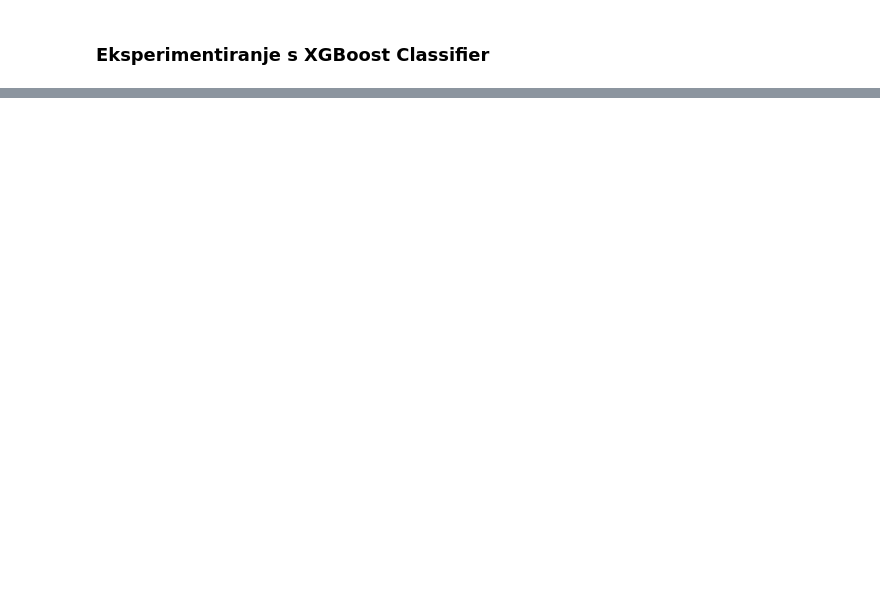
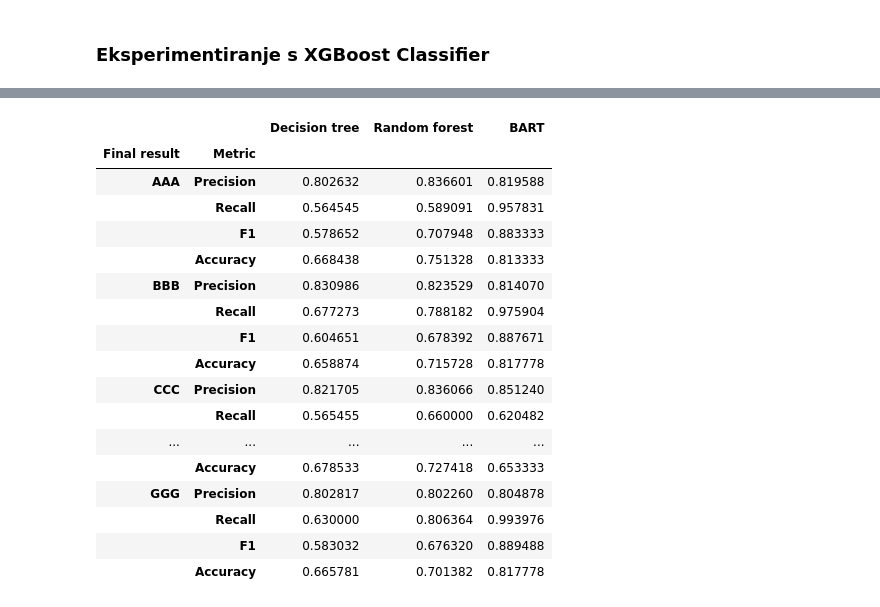
Before and after one commit to ksimicevic/early-student-success-predictors, a Jupyter notebook: project-pt2.ipynb, the cells around one changed output, grey strips where cells are left out. Cells and saved outputs as stored; diff of their text form; code cells hidden in the pictures; blank space fills up the shorter version.

```diff
--- a/project-pt2.ipynb
+++ b/project-pt2.ipynb
@@ -691,0 +756,67 @@ model.evaluate(X_test_scaled, y_test_scaled)[1]
+# %%
+from sklearn.tree import DecisionTreeClassifier
+from sklearn.ensemble import RandomForestClassifier
+from bartpy.sklearnmodel import SklearnModel as BART
+
+decision_trees, random_forests, barts = [], [], []
+
+for key, value in datasets.items():
+    decision_tree = DecisionTreeClassifier(class_weight='balanced', min_samples_split=10)
+    decision_tree.fit(value[0], value[2])
+    decision_trees.append(decision_tree)
+
+    random_forest = RandomForestClassifier(n_jobs=-1, class_weight='balanced', bootstrap=False, min_samples_split=10)
+    random_forest.fit(value[0], value[2])
+    random_forests.append(random_forest)
+
+    bart = BART(n_burn=50, n_chains=2, n_samples=50, n_trees=10, alpha=0.9, beta=1.5)
+    bart.fit(value[0], value[2])
+    barts.append(bart)
+# %%
+from sklearn.metrics import accuracy_score, precision_score, f1_score, recall_score
+
+results = []
+X_tests = [X_test_aaa, X_test_bbb, X_test_ccc, X_test_ddd, X_test_eee, X_test_fff, X_test_ggg]
+y_tests = [y_test_aaa, y_test_bbb, y_test_ccc,  y_test_ddd,  y_test_eee, y_test_fff, y_test_ggg]
+indexes = [i for i in range(7)]
+
+idx = 0
+for model in decision_trees + random_forests:
+    idx = 0
+    for score in [precision_score, recall_score, f1_score, accuracy_score]:
+        results.append(score(y_pred=model.predict(X_tests[idx]), y_true=y_tests[idx]))
+        idx += 1
+
+for model in barts:
+    idx = 0
+    for score in [precision_score, recall_score, f1_score, accuracy_score]:
+        results.append(score(y_pred=[1 if res >= 0 else -1 for res in model.predict(X_tests[idx])], y_true=y_tests[idx]))
+
+split = np.array_split(results, 3)
+
+multi = pd.MultiIndex.from_product(
+    [['AAA', 'BBB', 'CCC', 'DDD', 'EEE', 'FFF', 'GGG'], ['Precision', 'Recall', 'F1', 'Accuracy']],
+    names=['Final result', 'Metric'])
+
+results = pd.DataFrame(index=multi, columns=['Decision tree', 'Random forest', 'BART'],
+                       data={'Decision tree': split[0], 'Random forest': split[1], 'BART': split[2]})
+results
+# %% [output]
+|  |  | Decision tree | Random forest | BART |
+| Final result | Metric |  |  |  |
+| AAA | Precision | 0.802632 | 0.836601 | 0.819588 |
+|  | Recall | 0.564545 | 0.589091 | 0.957831 |
+|  | F1 | 0.578652 | 0.707948 | 0.883333 |
+|  | Accuracy | 0.668438 | 0.751328 | 0.813333 |
+| BBB | Precision | 0.830986 | 0.823529 | 0.814070 |
+|  | Recall | 0.677273 | 0.788182 | 0.975904 |
+|  | F1 | 0.604651 | 0.678392 | 0.887671 |
+|  | Accuracy | 0.658874 | 0.715728 | 0.817778 |
+| CCC | Precision | 0.821705 | 0.836066 | 0.851240 |
+|  | Recall | 0.565455 | 0.660000 | 0.620482 |
+| ... | ... | ... | ... | ... |
+|  | Accuracy | 0.678533 | 0.727418 | 0.653333 |
+| GGG | Precision | 0.802817 | 0.802260 | 0.804878 |
+|  | Recall | 0.630000 | 0.806364 | 0.993976 |
+|  | F1 | 0.583032 | 0.676320 | 0.889488 |
+|  | Accuracy | 0.665781 | 0.701382 | 0.817778 |
```
Also changed, not shown: parts of 9 cells of this notebook.
